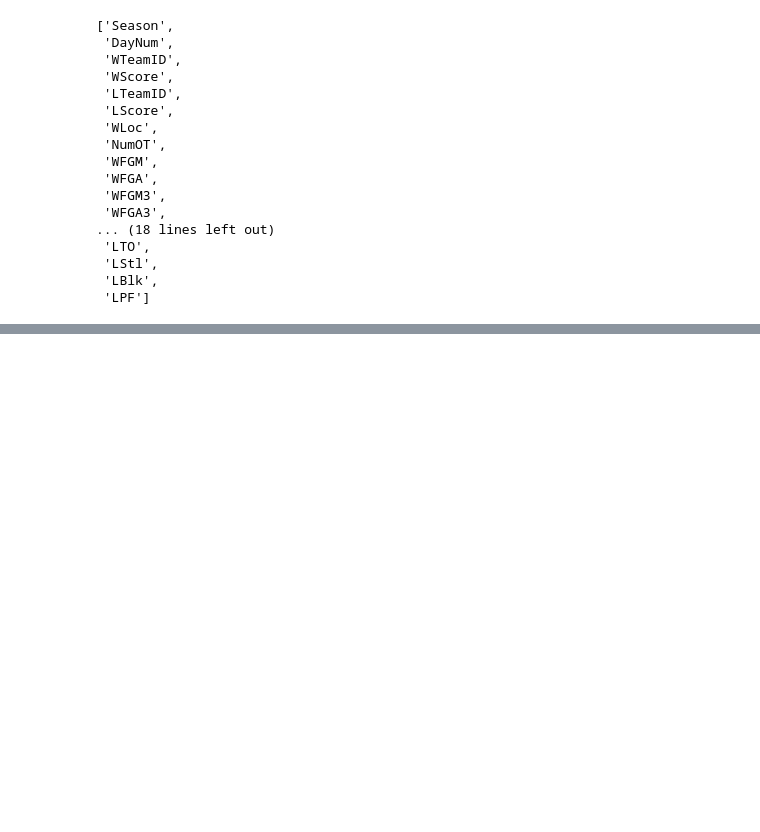
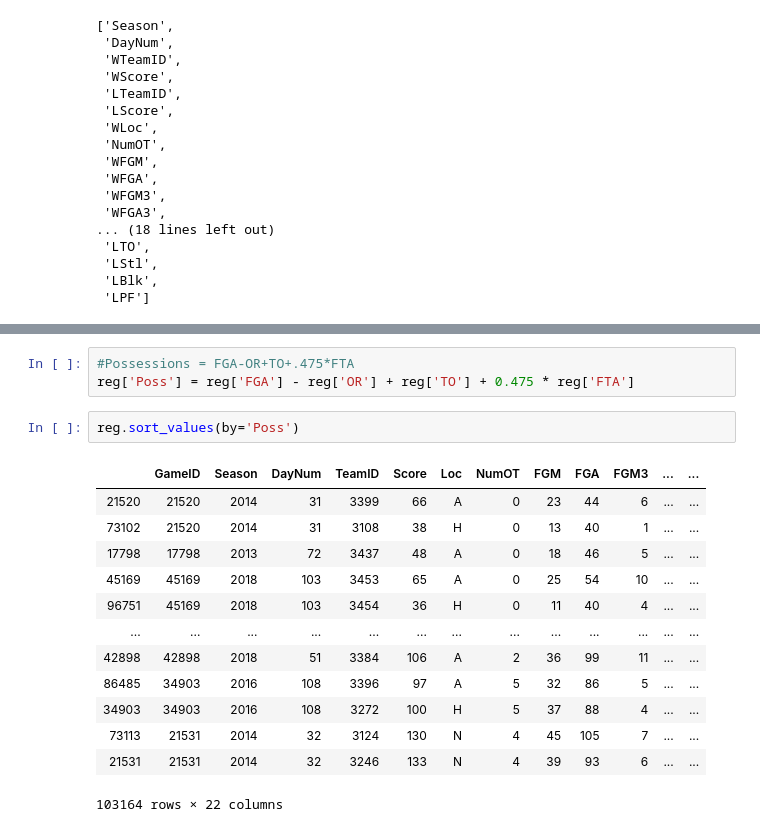
Before and after one commit to jonathanpiech/ncaaw-predictions, a Jupyter notebook: Explore.ipynb, the cells around one changed output, grey strips where cells are left out. Saved outputs shown, nothing was run; the diff lists cells and outputs as text; blank space fills up the shorter version.

Commit message:
est possession numbers

```diff
--- a/Explore.ipynb
+++ b/Explore.ipynb
@@ -164,0 +290,19 @@ reg_det.head()
+# %%
+#Possessions = FGA-OR+TO+.475*FTA
+reg['Poss'] = reg['FGA'] - reg['OR'] + reg['TO'] + 0.475 * reg['FTA']
+# %%
+reg.sort_values(by='Poss')
+# %% [output]
+|  | GameID | Season | DayNum | TeamID | Score | Loc | NumOT | FGM | FGA | FGM3 | ... | ... |
+| 21520 | 21520 | 2014 | 31 | 3399 | 66 | A | 0 | 23 | 44 | 6 | ... | ... |
+| 73102 | 21520 | 2014 | 31 | 3108 | 38 | H | 0 | 13 | 40 | 1 | ... | ... |
+| 17798 | 17798 | 2013 | 72 | 3437 | 48 | A | 0 | 18 | 46 | 5 | ... | ... |
+| 45169 | 45169 | 2018 | 103 | 3453 | 65 | A | 0 | 25 | 54 | 10 | ... | ... |
+| 96751 | 45169 | 2018 | 103 | 3454 | 36 | H | 0 | 11 | 40 | 4 | ... | ... |
+| ... | ... | ... | ... | ... | ... | ... | ... | ... | ... | ... | ... | ... |
+| 42898 | 42898 | 2018 | 51 | 3384 | 106 | A | 2 | 36 | 99 | 11 | ... | ... |
+| 86485 | 34903 | 2016 | 108 | 3396 | 97 | A | 5 | 32 | 86 | 5 | ... | ... |
+| 34903 | 34903 | 2016 | 108 | 3272 | 100 | H | 5 | 37 | 88 | 4 | ... | ... |
+| 73113 | 21531 | 2014 | 32 | 3124 | 130 | N | 4 | 45 | 105 | 7 | ... | ... |
+| 21531 | 21531 | 2014 | 32 | 3246 | 133 | N | 4 | 39 | 93 | 6 | ... | ... |
+103164 rows × 22 columns
```
Also changed, not shown: parts of 14 cells of this notebook, 1 other file.
